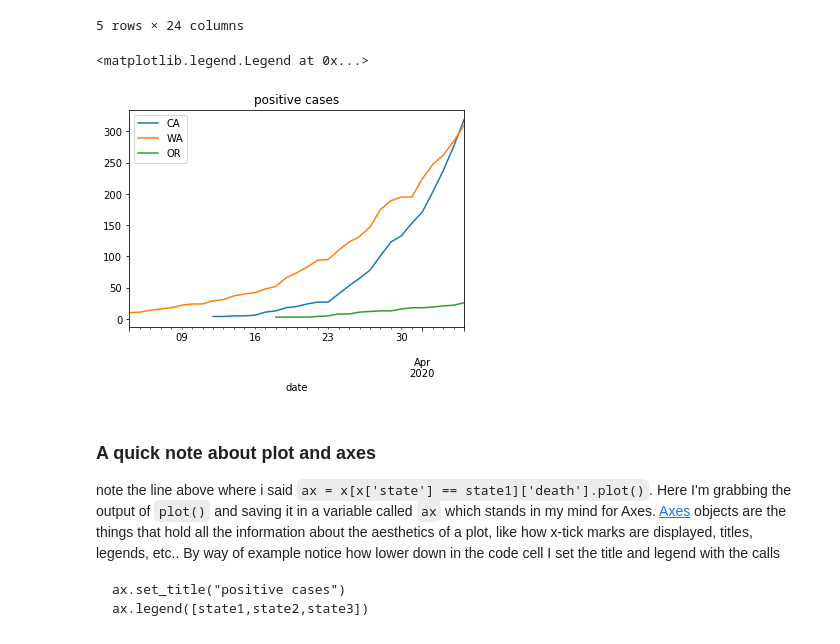
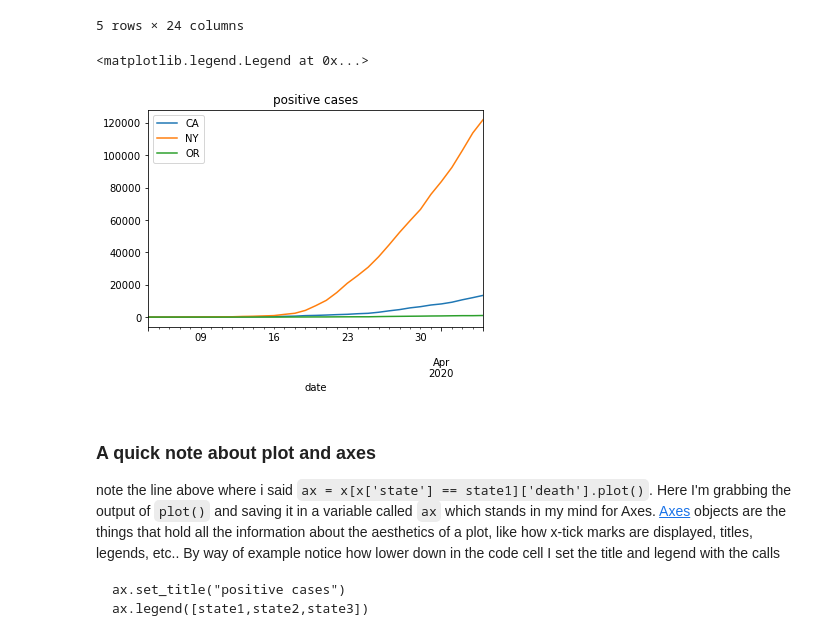
Before and after one commit to andrewkern/bio399, a Jupyter notebook: week2.ipynb, the cells around one changed output. Drawn from its saved outputs; the diff is of its cells as text; code cells hidden in the pictures.

```diff
--- a/week2.ipynb
+++ b/week2.ipynb
@@ -71,16 +71,16 @@ x.head()
 5 rows × 24 columns
 # %%
 state1 = "CA"
-state2 = "WA"
+state2 = "NY"
 state3 = "OR"
-ax = x[x['state'] == state1]['death'].plot()
-x[x['state'] == state2]['death'].plot()
-x[x['state'] == state3]['death'].plot()
+ax = x[x['state'] == state1]['positive'].plot()
+x[x['state'] == state2]['positive'].plot()
+x[x['state'] == state3]['positive'].plot()
 ax.set_title("positive cases")
 ax.legend([state1,state2,state3])
 # %% [output]
 <matplotlib.legend.Legend at 0x...>
-[figure, old version]
+[figure, new version]
 # %% [markdown]
 ### A quick note about plot and axes
 note the line above where i said `ax = x[x['state'] == state1]['death'].plot()`. Here I'm
```
Also changed, not shown: parts of 5 cells of this notebook.
